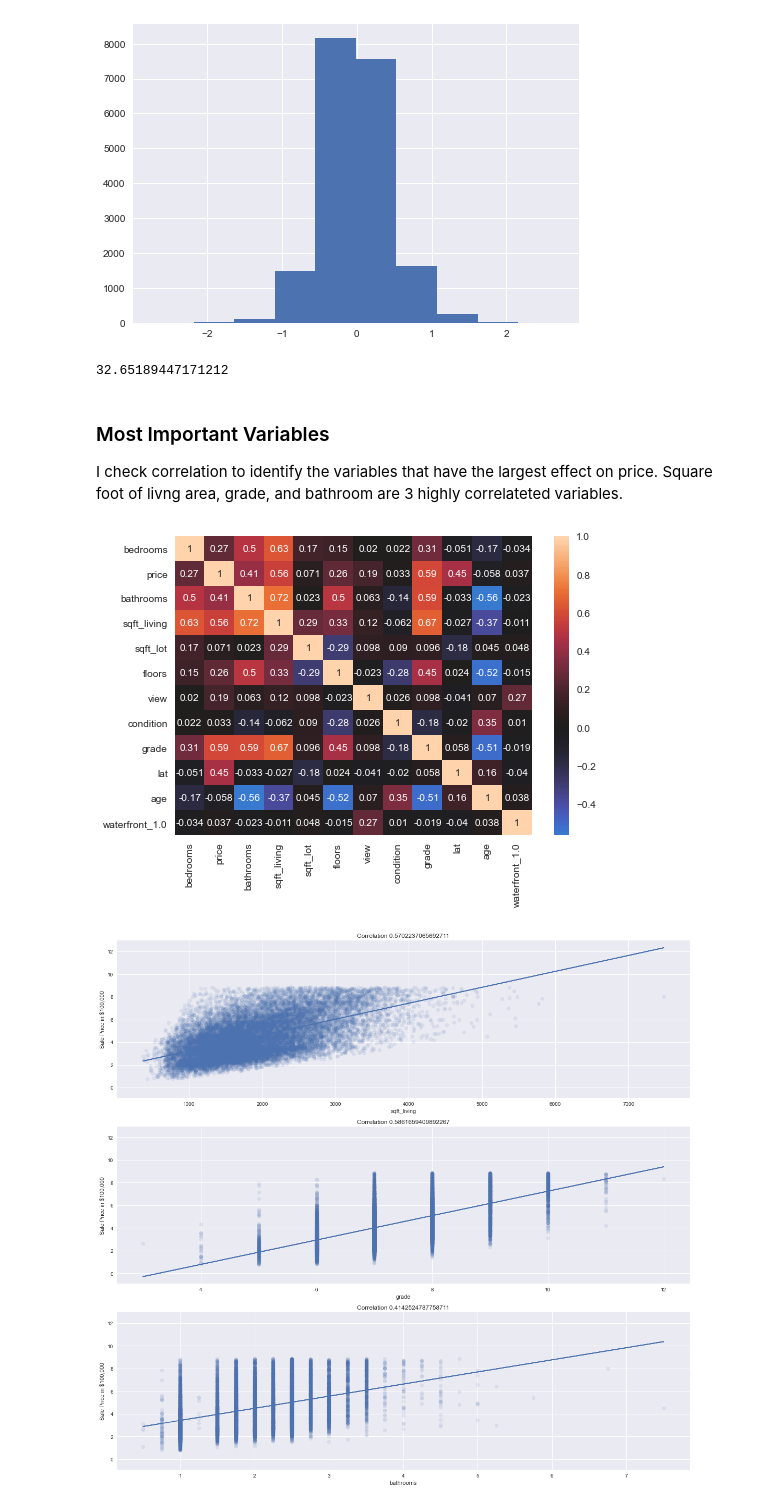
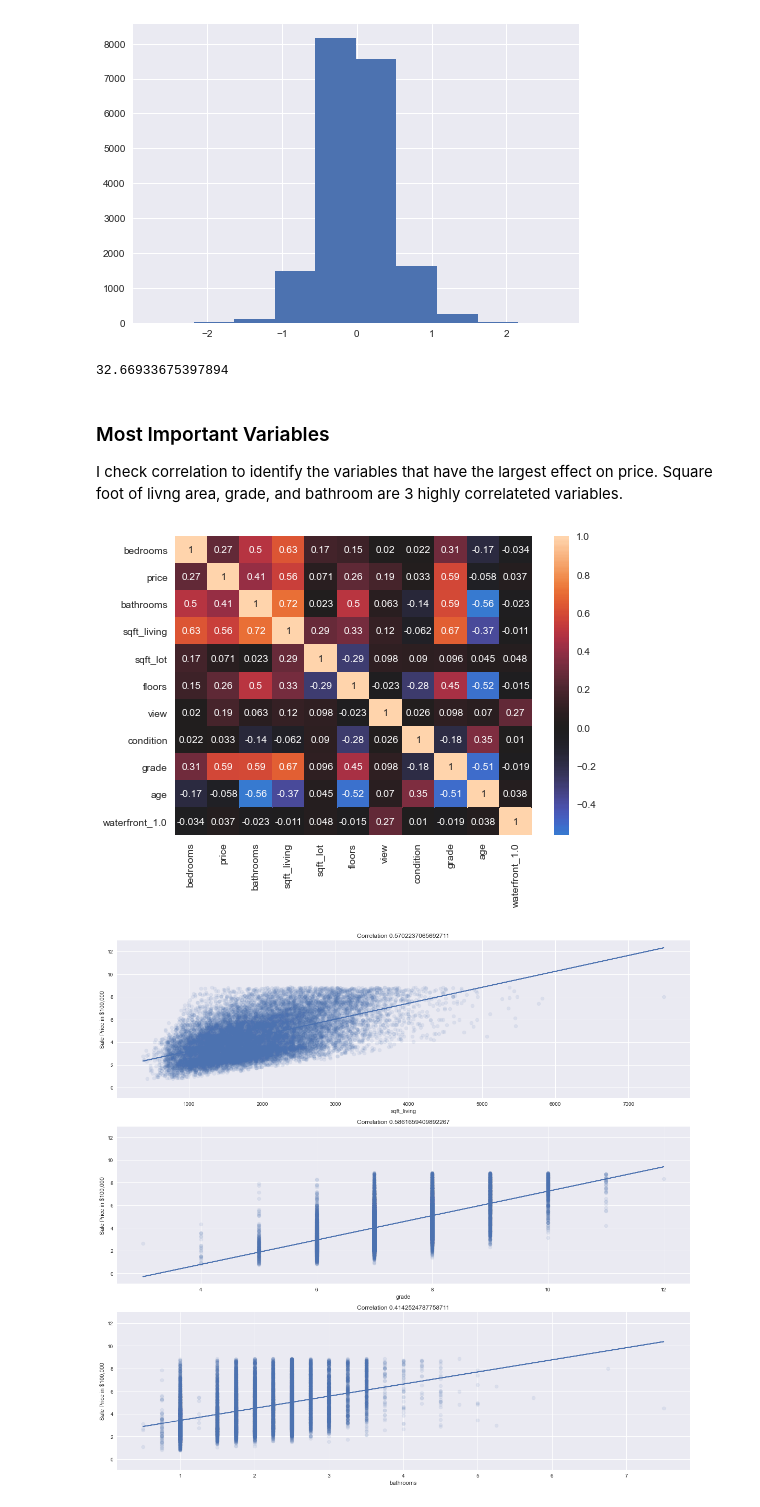
Before and after one commit to kstrickland680/housing-analysis, a Jupyter notebook: housing-analysis.ipynb, the cells around one changed output. Drawn from its saved outputs; the diff is of its cells as text; code cells hidden in the pictures.

```diff
--- a/housing-analysis.ipynb
+++ b/housing-analysis.ipynb
@@ -635,6 +635,9 @@ fig = sm.graphics.qqplot(model.resid, dist=stats.norm, line='45', fit=True)
 [figure]
 # %%
 from sklearn.model_selection import train_test_split
+df_preprocessed = df_preprocessed.drop(['lat'], axis=1)
+df_preprocessed = df_preprocessed.drop(['long'], axis=1)
+
 y = df_preprocessed[['price']]
 X = df_preprocessed.drop(['price'], axis=1)
 X_train, X_test, y_train, y_test = train_test_split(X, y, test_size=0.2, random_state=42)
@@ -691,19 +694,19 @@ from sklearn.metrics import mean_absolute_error
 mape = mean_absolute_error(y_test, y_hat_test)*100
 print(mape)
 # %% [output]
-32.65189447171212
+32.66933675397894
 # %% [markdown]
 ### Most Important Variables
 I check correlation to identify the variables that have the largest effect on price. Square foot of livng area, grade, and bathroom are 3 highly correlateted variables.
 # %%
 feats2 = ['bedrooms', 'price', 'bathrooms', 'sqft_living', 'sqft_lot', 'floors', 'view',
-        'condition', 'grade', 'lat', 'age', 'waterfront_1.0']
+        'condition', 'grade', 'age', 'waterfront_1.0']
 corr = df_preprocessed[feats2].corr()
 sns.heatmap(corr, center=0, annot=True);
 
-# high correlation between price and sqft_living, grade, and latitude, bathrooms
+# high correlation between price and sqft_living, grade, and bathrooms
 # %% [output]
-[figure, old version]
+[figure, new version]
 # %%
 fig, axes = plt.subplots(nrows=3, ncols=1, figsize=(16,15), sharey=True)
 
```
Also changed, not shown: parts of 15 cells of this notebook.
